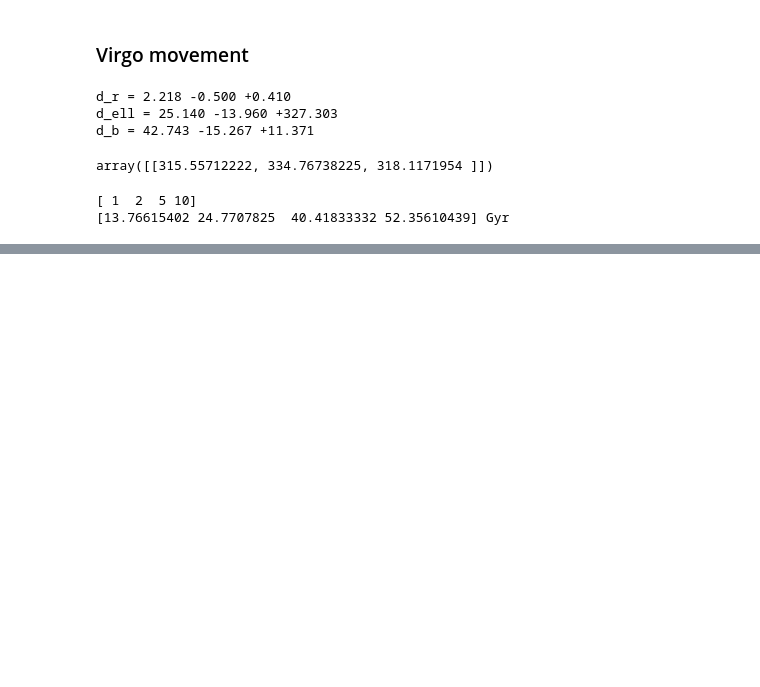
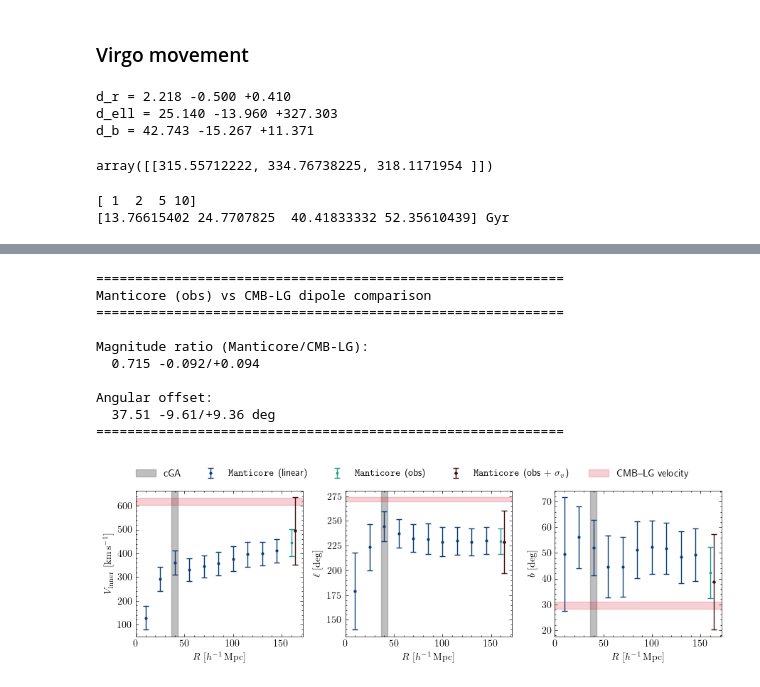
Before and after one commit to Richard-Sti/FlowIntegrator, a Jupyter notebook: notebooks/paper_plots.ipynb, the cells around one changed output, grey strips where cells are left out. Drawn from its saved outputs; the diff is of its cells as text; code cells hidden in the pictures; blank space fills up the shorter version.

Commit message:
Update plots

```diff
--- a/notebooks/paper_plots.ipynb
+++ b/notebooks/paper_plots.ipynb
@@ -238,3 +241,5 @@ print(cosmo.age(z))
 # %% [output]
 [ 1  2  5 10]
 [13.76615402 24.7707825  40.41833332 52.35610439] Gyr
+# %%
+data = load_observer_velocity_convergence("/Users/rstiskalek/Projects/FlowIntegrator/results/linear_velocity_fields.hdf5")
@@ -240,0 +265,16 @@ print(cosmo.age(z))
+# %%
+fig, axes = plot_observer_velocity_convergence(data, output_file=None)
+fig.savefig("/Users/rstiskalek/Downloads/manticore_velocity.pdf", dpi=300)
+display(fig)
+# %% [output]
+============================================================
+Manticore (obs) vs CMB-LG dipole comparison
+============================================================
+
+Magnitude ratio (Manticore/CMB-LG):
+  0.715 -0.092/+0.094
+
+Angular offset:
+  37.51 -9.61/+9.36 deg
+============================================================
+[figure, added]
```
Also changed, not shown: parts of 16 cells of this notebook.
